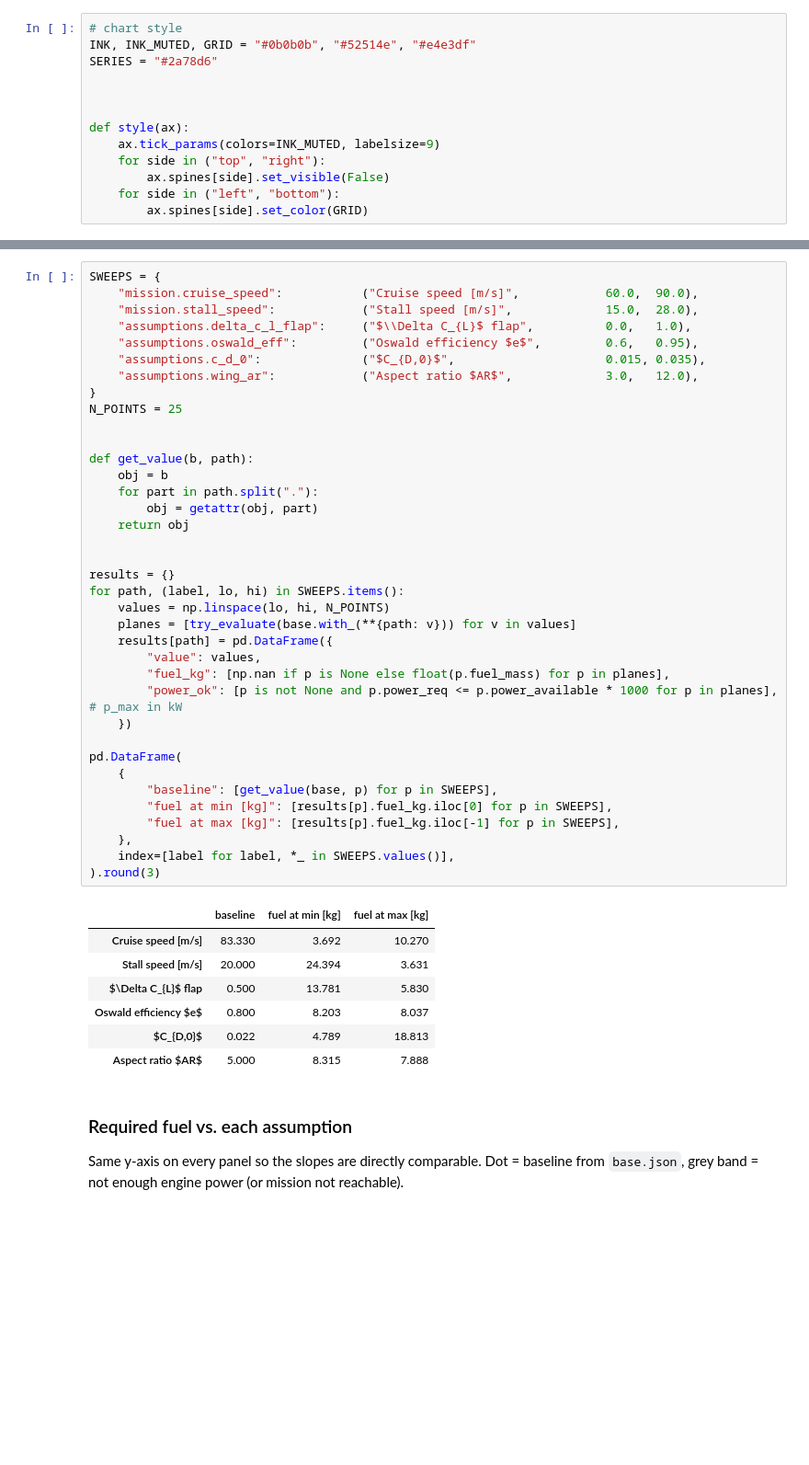
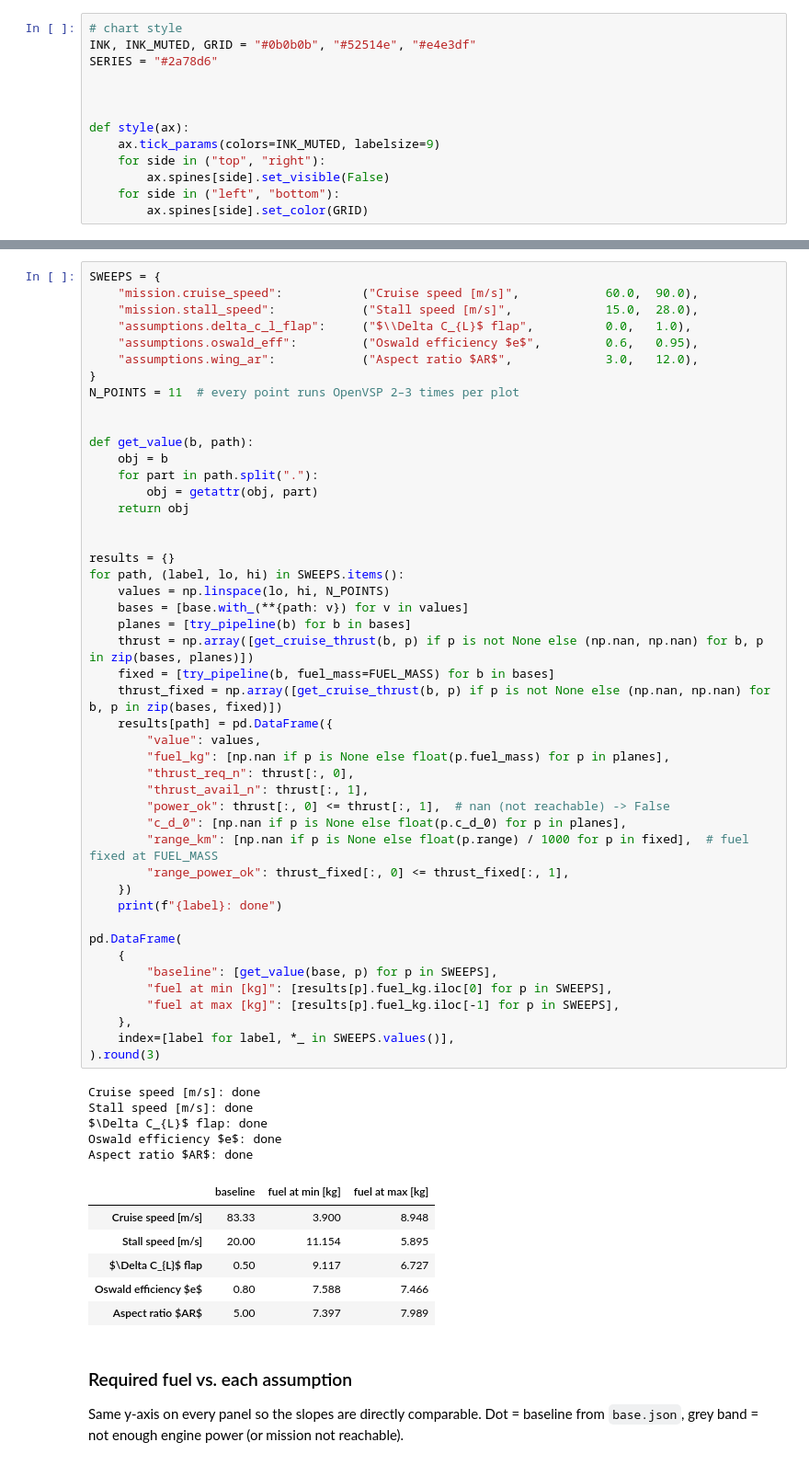
Before and after one commit to rouvenspaar/ardea-sizer, a Jupyter notebook: sensitivity_analysis.ipynb, the cells around one changed output, grey strips where cells are left out. Shown at 92% size. Cells and saved outputs as stored; diff of their text form; blank space fills up the shorter version.

```diff
--- a/sensitivity_analysis.ipynb
+++ b/sensitivity_analysis.ipynb
@@ -68,45 +88,58 @@ SWEEPS = {
     "mission.stall_speed":            ("Stall speed [m/s]",             15.0,  28.0),
     "assumptions.delta_c_l_flap":     ("$\\Delta C_{L}$ flap",          0.0,   1.0),
     "assumptions.oswald_eff":         ("Oswald efficiency $e$",         0.6,   0.95),
-    "assumptions.c_d_0":              ("$C_{D,0}$",                     0.015, 0.035),
     "assumptions.wing_ar":            ("Aspect ratio $AR$",             3.0,   12.0),
 }
-N_POINTS = 25
+N_POINTS = 11  # every point runs OpenVSP 2–3 times per plot
 
 
 def get_value(b, path):
     obj = b
     for part in path.split("."):
         obj = getattr(obj, part)
     return obj
 
 
 results = {}
 for path, (label, lo, hi) in SWEEPS.items():
     values = np.linspace(lo, hi, N_POINTS)
-    planes = [try_evaluate(base.with_(**{path: v})) for v in values]
+    bases = [base.with_(**{path: v}) for v in values]
+    planes = [try_pipeline(b) for b in bases]
+    thrust = np.array([get_cruise_thrust(b, p) if p is not None else (np.nan, np.nan) for b, p in zip(bases, planes)])
+    fixed = [try_pipeline(b, fuel_mass=FUEL_MASS) for b in bases]
+    thrust_fixed = np.array([get_cruise_thrust(b, p) if p is not None else (np.nan, np.nan) for b, p in zip(bases, fixed)])
     results[path] = pd.DataFrame({
         "value": values,
         "fuel_kg": [np.nan if p is None else float(p.fuel_mass) for p in planes],
-        "power_ok": [p is not None and p.power_req <= p.power_available * 1000 for p in planes],  # p_max in kW
+        "thrust_req_n": thrust[:, 0],
+        "thrust_avail_n": thrust[:, 1],
+        "power_ok": thrust[:, 0] <= thrust[:, 1],  # nan (not reachable) -> False
+        "c_d_0": [np.nan if p is None else float(p.c_d_0) for p in planes],
+        "range_km": [np.nan if p is None else float(p.range) / 1000 for p in fixed],  # fuel fixed at FUEL_MASS
+        "range_power_ok": thrust_fixed[:, 0] <= thrust_fixed[:, 1],
     })
+    print(f"{label}: done")
 
 pd.DataFrame(
     {
         "baseline": [get_value(base, p) for p in SWEEPS],
         "fuel at min [kg]": [results[p].fuel_kg.iloc[0] for p in SWEEPS],
         "fuel at max [kg]": [results[p].fuel_kg.iloc[-1] for p in SWEEPS],
     },
     index=[label for label, *_ in SWEEPS.values()],
 ).round(3)
 # %% [output]
+Cruise speed [m/s]: done
+Stall speed [m/s]: done
+$\Delta C_{L}$ flap: done
+Oswald efficiency $e$: done
+Aspect ratio $AR$: done
 |  | baseline | fuel at min [kg] | fuel at max [kg] |
-| Cruise speed [m/s] | 83.330 | 3.692 | 10.270 |
-| Stall speed [m/s] | 20.000 | 24.394 | 3.631 |
-| $\Delta C_{L}$ flap | 0.500 | 13.781 | 5.830 |
-| Oswald efficiency $e$ | 0.800 | 8.203 | 8.037 |
-| $C_{D,0}$ | 0.022 | 4.789 | 18.813 |
-| Aspect ratio $AR$ | 5.000 | 8.315 | 7.888 |
+| Cruise speed [m/s] | 83.33 | 3.900 | 8.948 |
+| Stall speed [m/s] | 20.00 | 11.154 | 5.895 |
+| $\Delta C_{L}$ flap | 0.50 | 9.117 | 6.727 |
+| Oswald efficiency $e$ | 0.80 | 7.588 | 7.466 |
+| Aspect ratio $AR$ | 5.00 | 7.397 | 7.989 |
 # %% [markdown]
 ### Required fuel vs. each assumption
 
```
Also changed, not shown: parts of 10 cells of this notebook, 12 other files.
